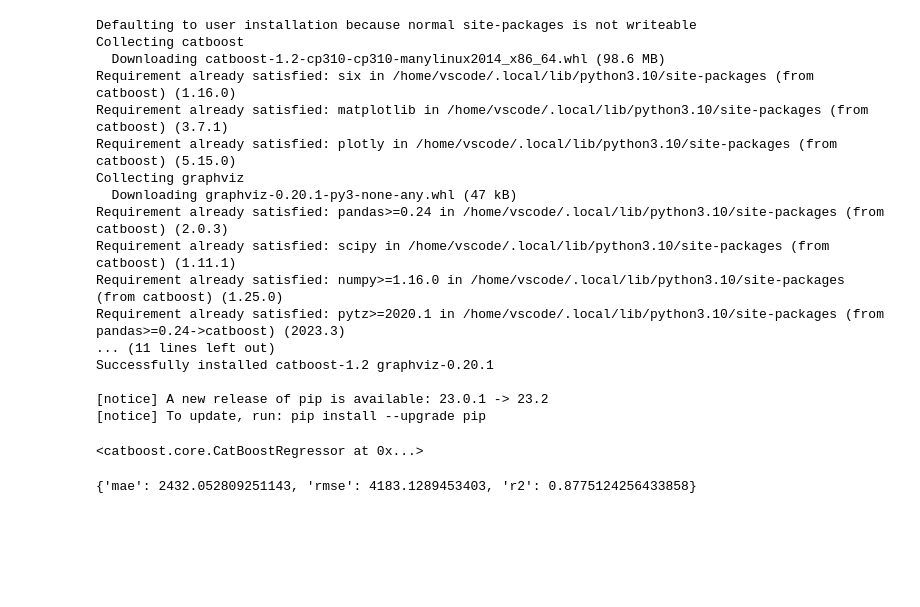
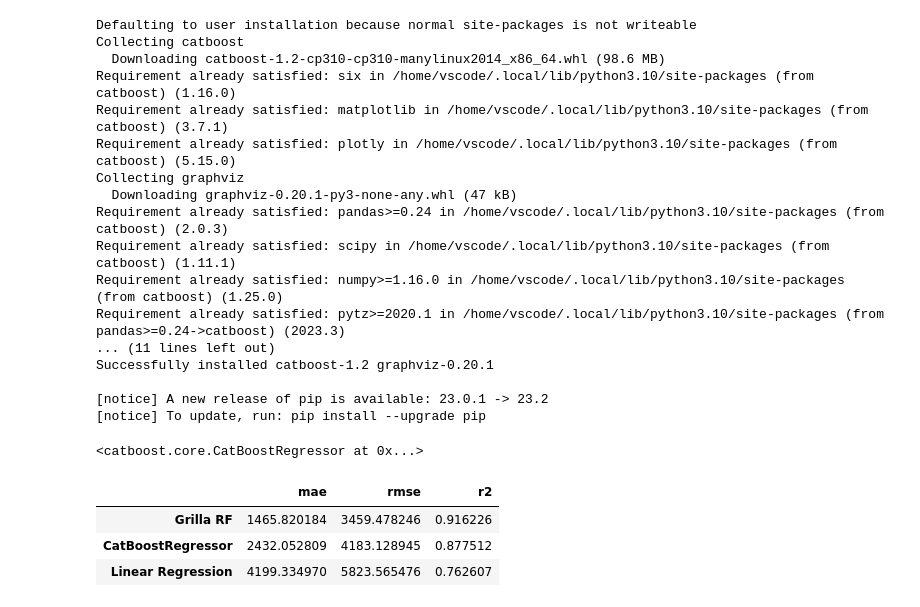
Before and after one commit to fvillena/biocompu, a Jupyter notebook: tutorials/Clase_práctica_3.ipynb, the cells around one changed output. Saved outputs shown, nothing was run; the diff lists cells and outputs as text; code cells hidden in the pictures; blank space fills up the shorter version.

```diff
--- a/tutorials/Clase_práctica_3.ipynb
+++ b/tutorials/Clase_práctica_3.ipynb
@@ -345,3 +401,3 @@ RandomForestRegressor()
 # %%
-y_pred = rf.predict(X_test)
+y_pred = grid_search.predict(X_test)
 # %%
@@ -418,6 +452,25 @@ cb.fit(X_train, y_train)
 # %%
 y_pred = cb.predict(X_test)
 # %%
-compute_metrics(y_test, y_pred)
+cat_regression_report=compute_metrics(y_test, y_pred)
-# %% [output]
-{'mae': 2432.052809251143, 'rmse': 4183.1289453403, 'r2': 0.8775124256433858}
+# %%
+performances = pd.DataFrame( # Consolidamos todas las métricas en un DatFrame
+    data = [
+        lr_regression_report,
+        cv_regression_report,
+        cat_regression_report
+    ],
+    index = [
+        "Linear Regression",
+        "Grilla RF",
+        "CatBoostRegressor"
+    ]
+).sort_values( # Ordenamos los valores
+    by="rmse"
+)
+performances
+# %% [output]
+|  | mae | rmse | r2 |
+| Grilla RF | 1465.820184 | 3459.478246 | 0.916226 |
+| CatBoostRegressor | 2432.052809 | 4183.128945 | 0.877512 |
+| Linear Regression | 4199.334970 | 5823.565476 | 0.762607 |
```
Also changed, not shown: parts of 14 cells of this notebook.
